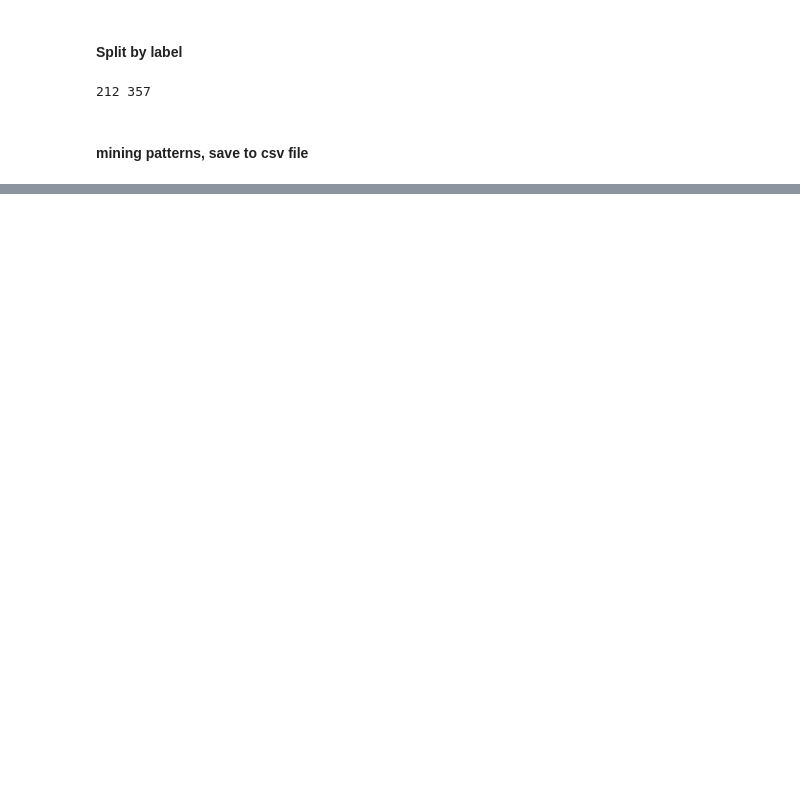
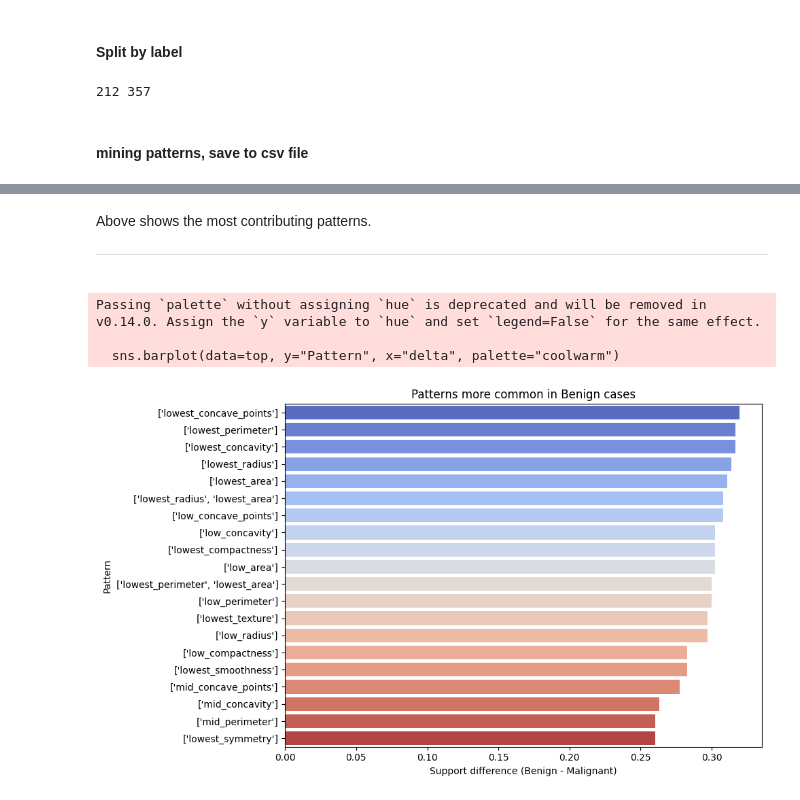
Before and after one commit to yukunf/SC4020DiseaseMining, a Jupyter notebook: task2.ipynb, the cells around one changed output, grey strips where cells are left out. Drawn from its saved outputs; the diff is of its cells as text; code cells hidden in the pictures; blank space fills up the shorter version.

Commit message:
plotting

```diff
--- a/task2.ipynb
+++ b/task2.ipynb
@@ -403,0 +406,5 @@ ServerApp.rate_limit_window=3.0 (secs)
+# %%
+malignant = pd.read_csv('malignant_patterns.csv')
+benign = pd.read_csv('benign_patterns.csv')
+malignant = malignant.rename(columns={'Support':'msupport'})
+benign = benign.rename(columns={'Support':'bsupport'})
@@ -403,0 +433,8 @@ ServerApp.rate_limit_window=3.0 (secs)
+# %%
+benign_diff = pd.merge(malignant[['Pattern', 'msupport']],
+                       benign[['Pattern','bsupport']],
+                       on='Pattern', how="right")
+benign_diff = benign_diff.fillna(0)
+benign_diff['delta'] = benign_diff['bsupport'] - benign_diff['msupport']
+benign_diff = benign_diff.sort_values(['delta'], ascending=False).loc[benign_diff['delta'] > 0.2]
+benign_diff
@@ -403,0 +459,26 @@ ServerApp.rate_limit_window=3.0 (secs)
+# %% [markdown]
+Above shows the most contributing patterns.
+
+---
+
+
+###
+# %%
+import matplotlib.pyplot as plt
+import seaborn as sns
+
+# 选前20个差异最大的模式
+top = benign_diff.sort_values("delta", ascending=False).head(20)
+
+plt.figure(figsize=(10, 6))
+sns.barplot(data=top, y="Pattern", x="delta", palette="coolwarm")
+plt.xlabel("Support difference (Benign - Malignant)")
+plt.ylabel("Pattern")
+plt.title("Patterns more common in Benign cases")
+plt.tight_layout()
+plt.show()
+# %% [output]
+Passing `palette` without assigning `hue` is deprecated and will be removed in v0.14.0. Assign the `y` variable to `hue` and set `legend=False` for the same effect.
+
+  sns.barplot(data=top, y="Pattern", x="delta", palette="coolwarm")
+[figure, added]
```
Also changed, not shown: parts of 8 cells of this notebook.
